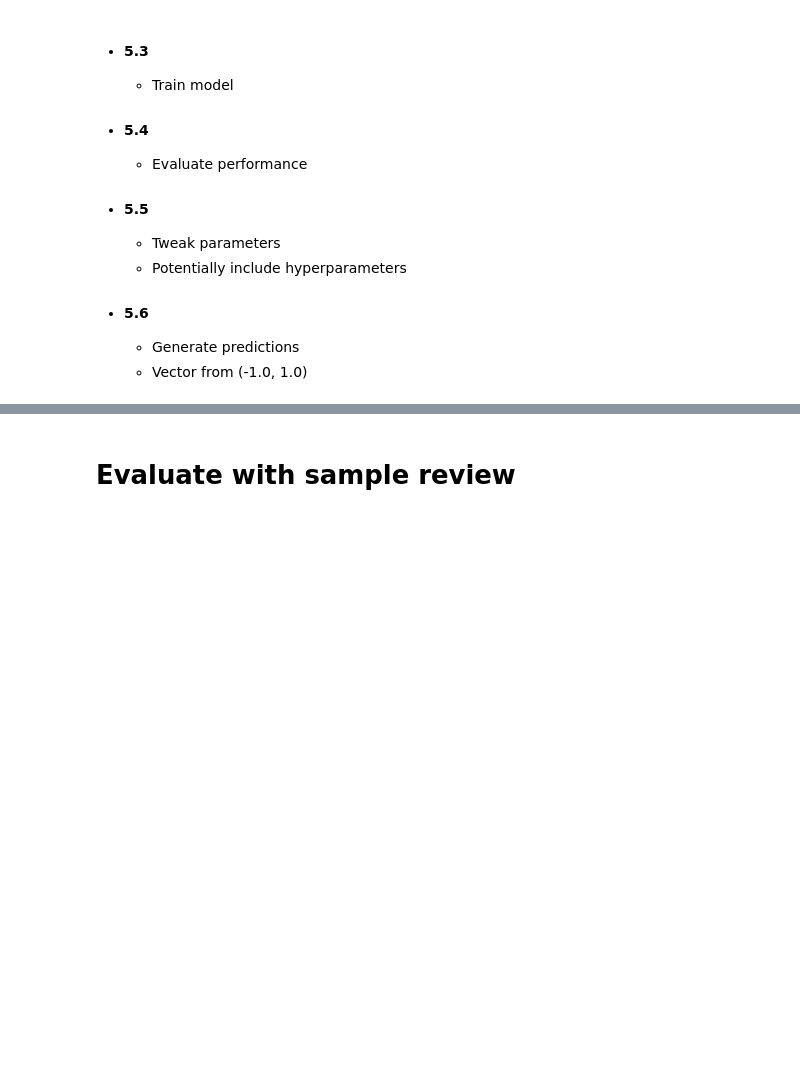
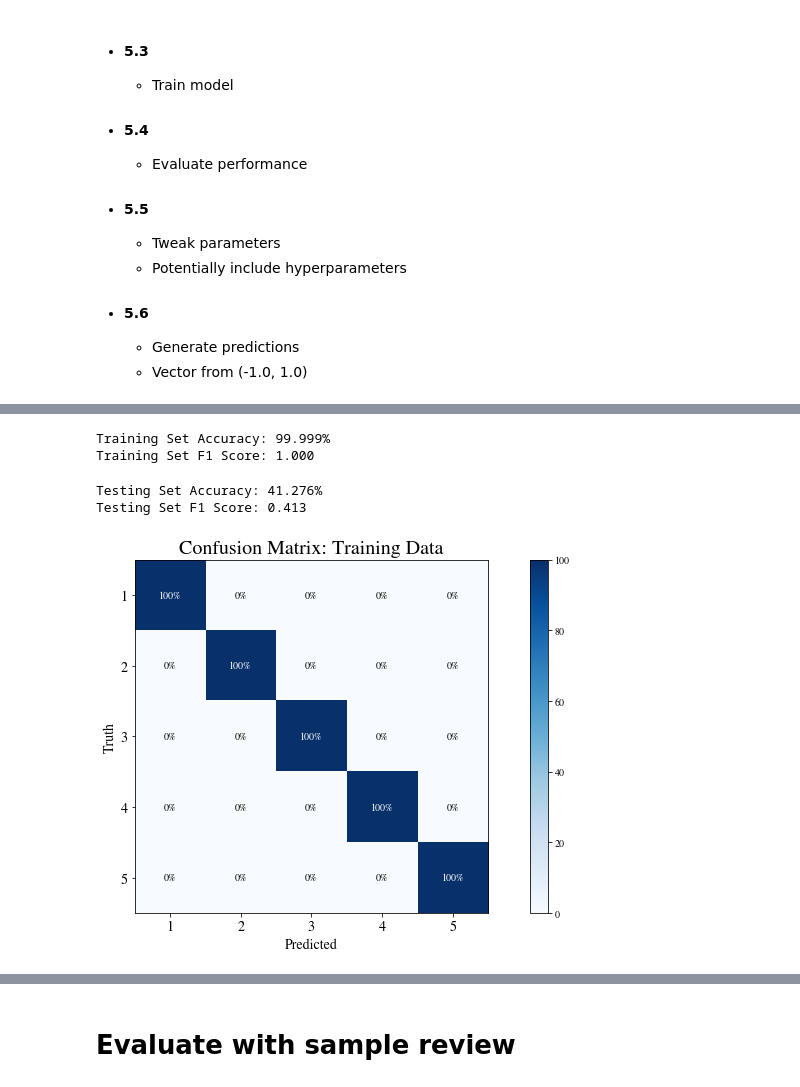
Before and after one commit to romanbell/Amazon-Reviews-NLP, a Jupyter notebook: Sentiment Analysis_v2.ipynb, the cells around one changed output, grey strips where cells are left out. Drawn from its saved outputs; the diff is of its cells as text; code cells hidden in the pictures; blank space fills up the shorter version.

```diff
--- a/Sentiment Analysis_v2.ipynb
+++ b/Sentiment Analysis_v2.ipynb
@@ -526,0 +627,74 @@ print(X_train.shape, y_train.shape, X_test.shape, y_test.shape)
+# %%
+from sklearn import metrics
+
+y_pred_train = forest.predict(X_train)
+
+train_accuracy = metrics.accuracy_score(y_train, y_pred_train)
+train_f1_score = metrics.f1_score(y_train, y_pred_train, average="micro")
+
+train_precision = metrics.precision_score(y_train, y_pred_train, average = 'micro')
+train_recall = metrics.recall_score(y_train, y_pred_train, average = 'micro')
+
+print(f"Training Set Accuracy: {train_accuracy*100:.3f}%")
+print(f"Training Set F1 Score: {train_f1_score:.3f}")
+# print(f"Training Set Precision: {train_precision:.3f}")
+# print(f"Training Set Recall: {train_recall:.3f}")
+# %% [output]
+Training Set Accuracy: 99.999%
+Training Set F1 Score: 1.000
+# %%
+y_pred_test = forest.predict(X_test)
+
+test_accuracy = metrics.accuracy_score(y_test, y_pred_test)
+test_f1_score = metrics.f1_score(y_test, y_pred_test, average="micro")
+
+test_precision = metrics.precision_score(y_test, y_pred_test, average = 'micro')
+test_recall = metrics.recall_score(y_test, y_pred_test, average = 'micro')
+
+print(f"Testing Set Accuracy: {test_accuracy*100:.3f}%")
+print(f"Testing Set F1 Score: {test_f1_score:.3f}")
+# print(f"Testing Set Precision: {test_precision:.3f}")
+# print(f"Testing Set Recall: {test_recall:.3f}")
+# %% [output]
+Testing Set Accuracy: 41.276%
+Testing Set F1 Score: 0.413
+# %%
+from sklearn.metrics import confusion_matrix
+
+confusion_training = confusion_matrix(y_train, y_pred_train)
+
+confusion_training = confusion_training.astype("float") / confusion_training.sum(axis=1)[:, np.newaxis]
+
+confusion_training = np.around(confusion_training, decimals=3)*100
+
+#create confusion matrix heat map
+f, axes = plt.subplots(figsize=(12,6))
+im = axes.imshow(confusion_training, interpolation="nearest", cmap = plt.cm.Blues)
+
+axes.figure.colorbar(im, ax=axes)
+axes.set(title="Confusion Matrix: Training Data", \
+         xticks=np.arange(confusion_training.shape[1]), \
+         yticks=np.arange(confusion_training.shape[0]), \
+         xticklabels=range(1, 6), yticklabels=range(1, 6), \
+         xlabel="Predicted", ylabel="Truth")
+
+axes.tick_params(axis='x', labelsize=14)
+axes.tick_params(axis='y', labelsize=14)
+axes.title.set_fontsize(20)
+axes.xaxis.label.set_fontsize(14)
+axes.yaxis.label.set_fontsize(14)
+
+
+#add clear annotations to the confusion matrix
+threshold = confusion_training.max()/1.5
+for i in range(confusion_training.shape[0]):
+    for j in range(confusion_training.shape[1]):
+        axes.text(j, i, f"{confusion_training[i, j]:.0f}%",
+                ha="center", va="center",
+                color="white" if confusion_training[i, j] > threshold else "black")
+
+f.tight_layout()
+plt.savefig('Random Forest Training Confusion.png', dpi = 300)
+plt.show()
+# %% [output]
+[figure, added]
```
Also changed, not shown: parts of 68 cells of this notebook.
